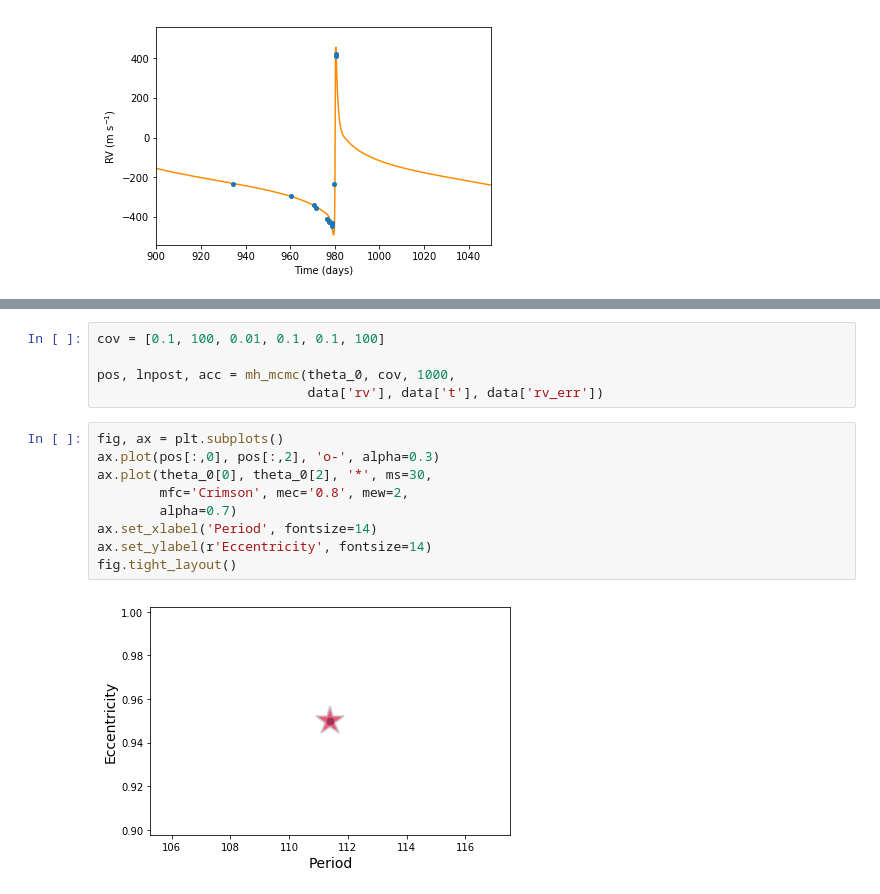
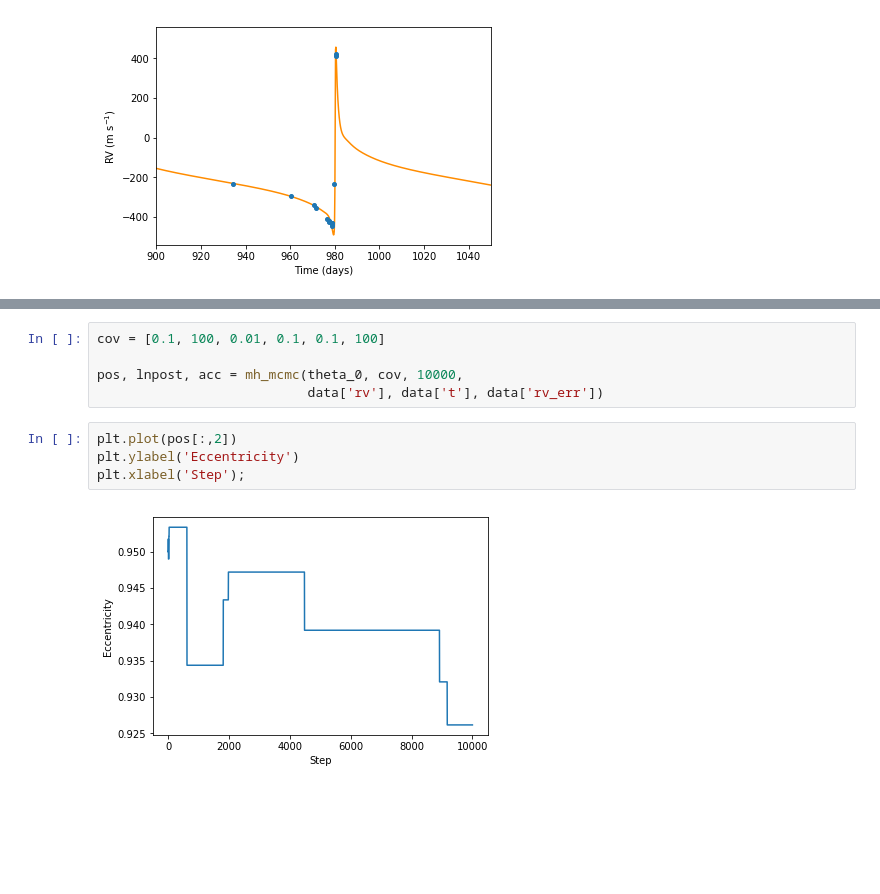
Before and after one commit to megbedell/LSSTC-DSFP, a Jupyter notebook: wk10Sep19/MultiDimensionalMCMCSolutions.ipynb, the cells around one changed output, grey strips where cells are left out. Drawn from its saved outputs; the diff is of its cells as text; blank space fills up the shorter version.

Commit message:
eccentric planet fitting

```diff
--- a/wk10Sep19/MultiDimensionalMCMCSolutions.ipynb
+++ b/wk10Sep19/MultiDimensionalMCMCSolutions.ipynb
@@ -454,16 +466,11 @@ plt.axvline(theta_0[par_ind]);
 # %%
 cov = [0.1, 100, 0.01, 0.1, 0.1, 100]
 
-pos, lnpost, acc = mh_mcmc(theta_0, cov, 1000,
+pos, lnpost, acc = mh_mcmc(theta_0, cov, 10000,
                            data['rv'], data['t'], data['rv_err'])
-# %%
-fig, ax = plt.subplots()
-ax.plot(pos[:,0], pos[:,2], 'o-', alpha=0.3)
-ax.plot(theta_0[0], theta_0[2], '*', ms=30,
-        mfc='Crimson', mec='0.8', mew=2,
-        alpha=0.7)
-ax.set_xlabel('Period', fontsize=14)
-ax.set_ylabel(r'Eccentricity', fontsize=14)
-fig.tight_layout()
-# %% [output]
-[figure, removed]
+# %%
+plt.plot(pos[:,2])
+plt.ylabel('Eccentricity')
+plt.xlabel('Step');
+# %% [output]
+[figure, added]
```
Also changed, not shown: parts of 14 cells of this notebook, 1 other file.
